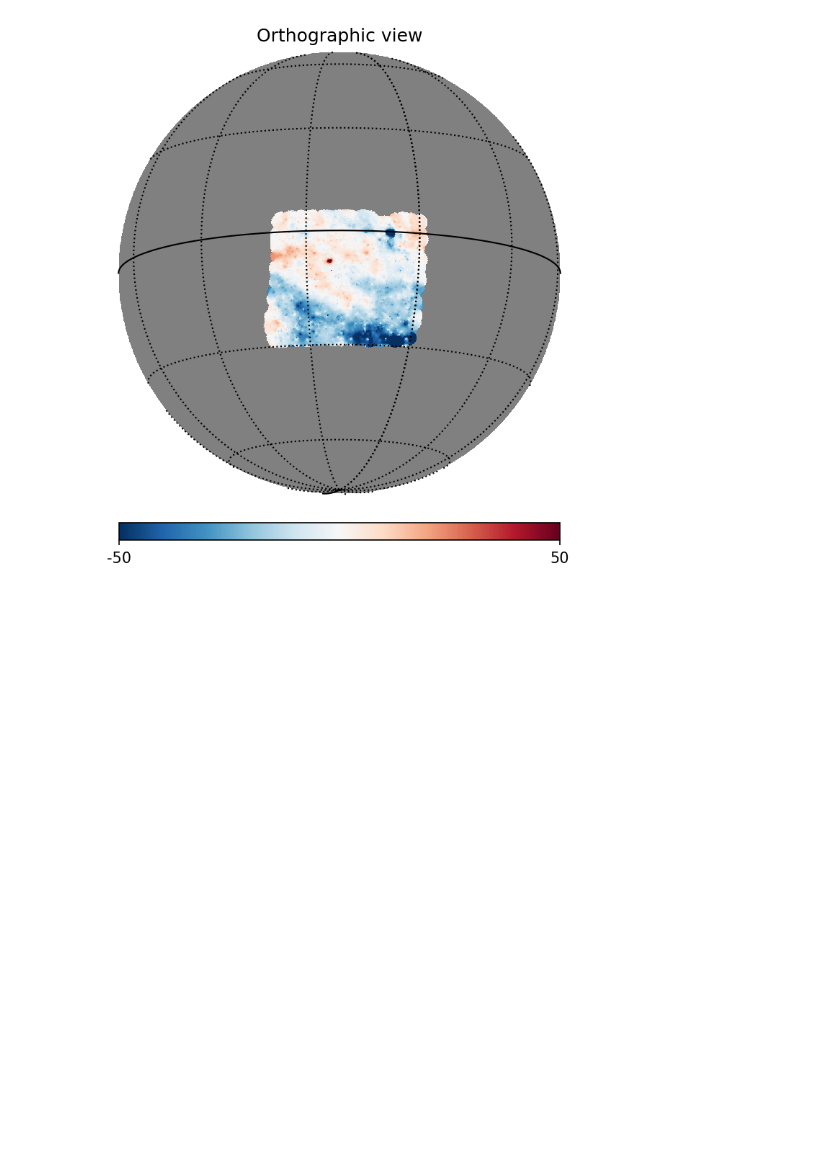
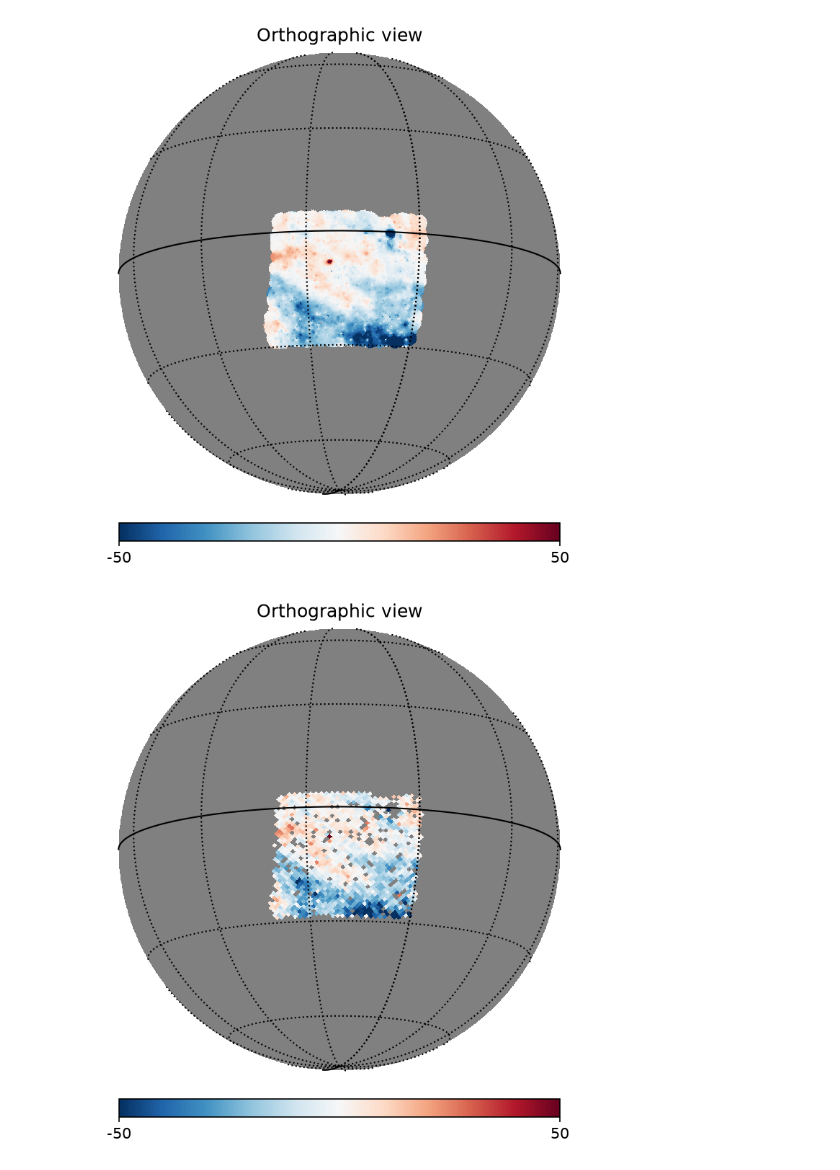
Before and after one commit to AlecThomson/sphinterp, a Jupyter notebook: example/example.ipynb, the cells around one changed output. Saved outputs shown, nothing was run; the diff lists cells and outputs as text; code cells hidden in the pictures; blank space fills up the shorter version.

```diff
--- a/example/example.ipynb
+++ b/example/example.ipynb
@@ -63,6 +83,11 @@ idw_hpx_array = idw_interp_hpx(
     nside=nside,
     search_radius=2 * u.deg,
 )
+bin_hpx_array = bin_interp_hpx(
+    cat=tab,
+    nside=64,
+    combine_func="mean",
+)
 # %%
 hp.orthview(
     nn_hpx_array,
@@ -89,3 +114,16 @@ hp.orthview(
 hp.graticule()
 # %% [output]
 [figure]
+# %%
+hp.orthview(
+    bin_hpx_array,
+    min=-50,
+    max=50,
+    cmap=plt.cm.RdBu_r,
+    rot=(spica.ra.deg, spica.dec.deg),
+    half_sky=True,
+    xsize=1000,
+)
+hp.graticule()
+# %% [output]
+[figure, added]
```
Also changed, not shown: parts of 4 cells of this notebook, 3 other files.
